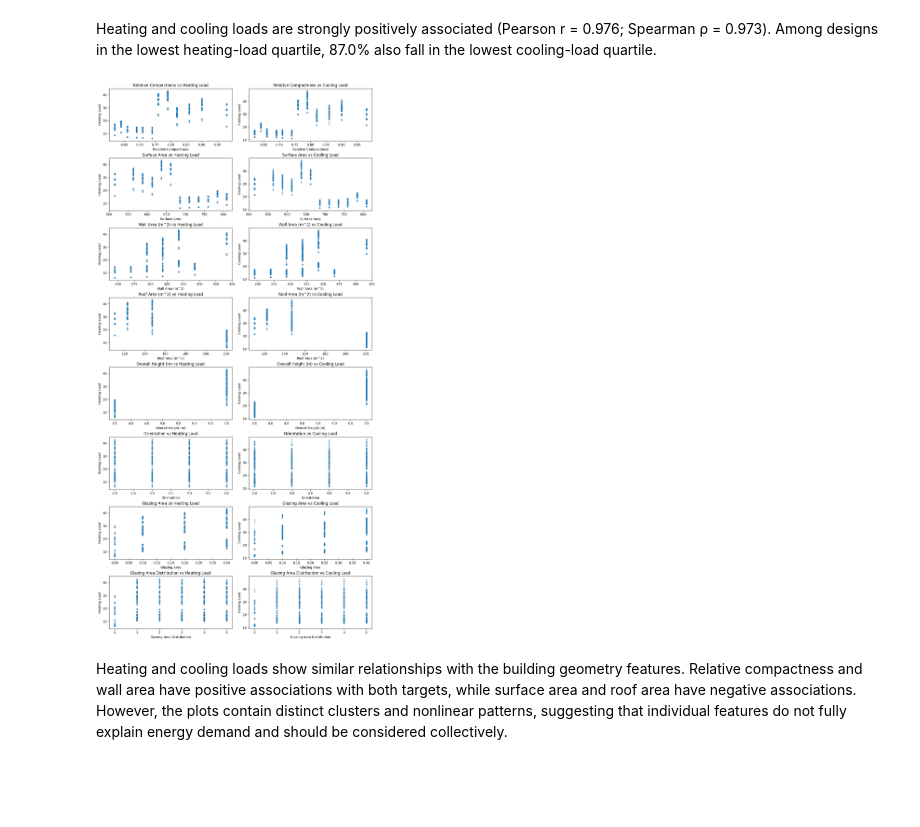
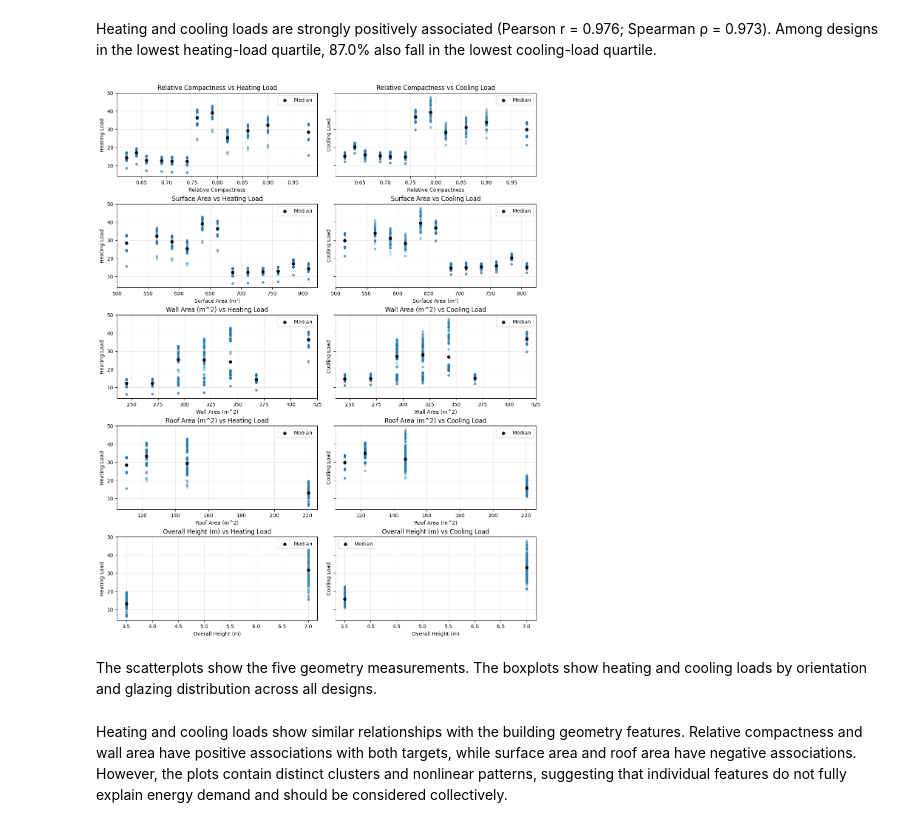
Before and after one commit to Ahmed-Honorbound/DS_Final_Project, a Jupyter notebook: processing.ipynb, the cells around one changed output. Drawn from its saved outputs; the diff is of its cells as text; code cells hidden in the pictures; blank space fills up the shorter version.

```diff
--- a/processing.ipynb
+++ b/processing.ipynb
@@ -171,31 +171,36 @@ Heating and cooling loads are strongly positively associated (Pearson r = 0.976;
 # %%
 features = ['Relative Compactness',
                     'Surface Area',
                     'Wall Area (m^2)',
                     'Roof Area (m^2)',
                     'Overall Height (m)',
-                    'Orientation',
-                    'Glazing Area',
-                    'Glazing Area Distribution'
 ]
 targets = ['Heating Load', 'Cooling Load']
 
 fig, axes = plt.subplots(
     len(features), 2,
     figsize=(12, 3 * len(features)),
+    sharey= 'row',
     constrained_layout=True
 )
 
 for row, feature in enumerate(features):
     for col, target in enumerate(targets):
         ax = axes[row, col]
-        ax.scatter(df[feature], df[target], alpha=0.4, s=15)
-        ax.set_xlabel(feature)
+        ax.scatter(df[feature], df[target], alpha=0.25, s=15)
+        medians = df.groupby(feature)[target].median()
+        ax.grid(True,alpha = .3)
+        ax.scatter(medians.index, medians, color='black', s=28, zorder=3, label='Median')
+
+        ax.legend()
+        ax.set_xlabel('Surface Area (m²)' if feature == 'Surface Area' else feature)
         ax.set_ylabel(target)
         ax.set_title(f'{feature} vs {target}')
 
 plt.show()
 # %% [output]
-[figure, old version]
+[figure, new version]
+# %% [markdown]
+The scatterplots show the five geometry measurements. The boxplots show heating and cooling loads by orientation and glazing distribution across all designs.
 # %% [markdown]
 Heating and cooling loads show similar relationships with the building geometry features. Relative compactness and wall area have positive associations with both targets, while surface area and roof area have negative associations. However, the plots contain distinct clusters and nonlinear patterns, suggesting that individual features do not fully explain energy demand and should be considered collectively.
```
Also changed, not shown: parts of 12 cells of this notebook, 2 other files.
